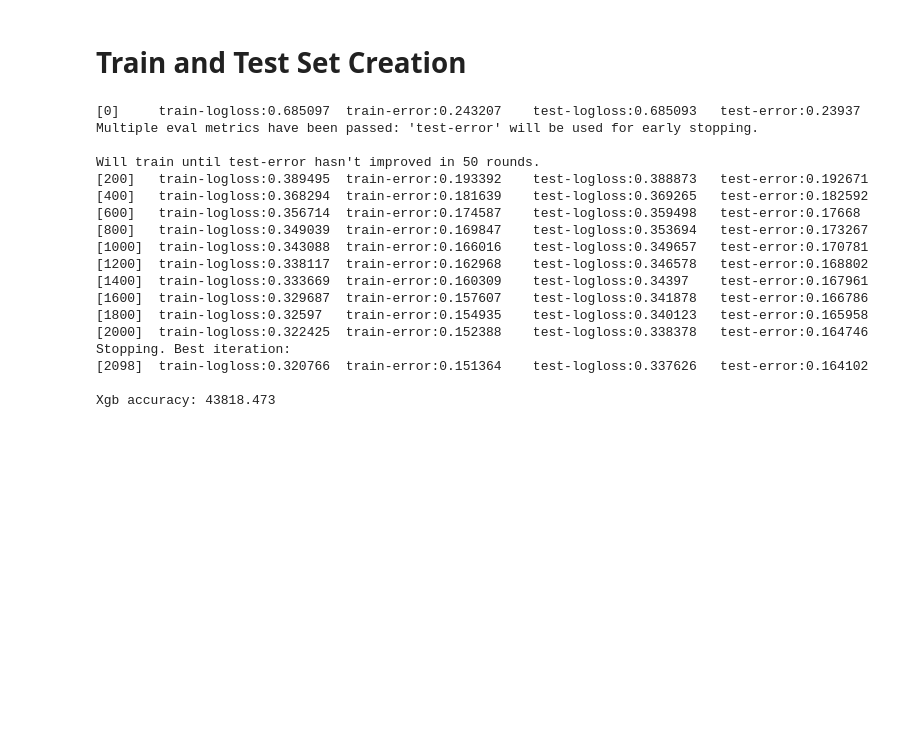
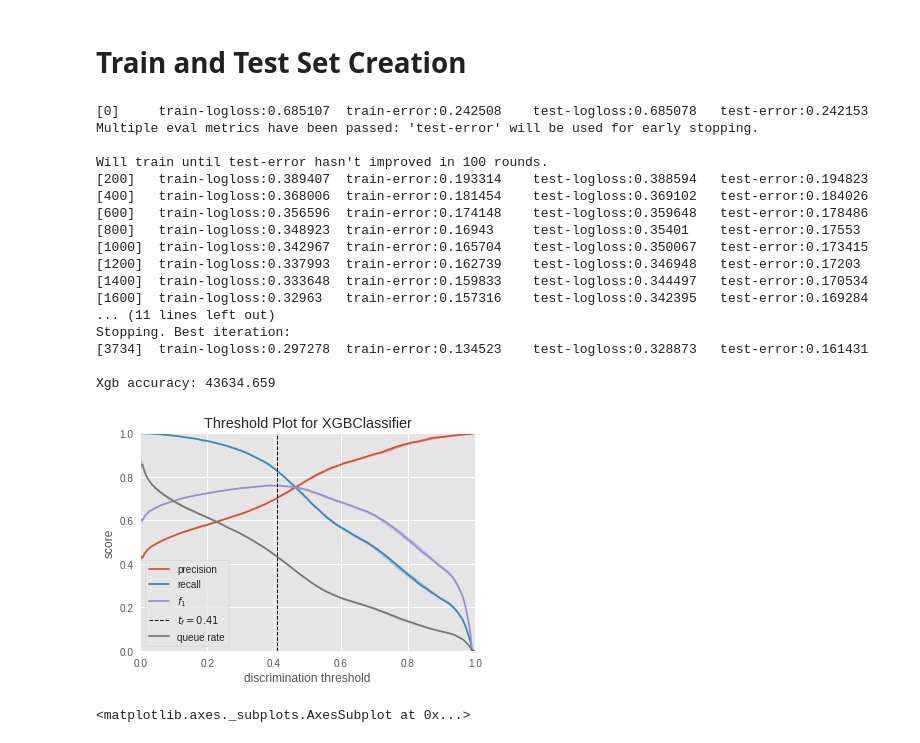
Before and after one commit to Graham-Broughton/NLP-Quora, a Jupyter notebook: 4.XGBoost.ipynb, the cells around one changed output. Cells and saved outputs as stored; diff of their text form; code cells hidden in the pictures; blank space fills up the shorter version.

```diff
--- a/4.XGBoost.ipynb
+++ b/4.XGBoost.ipynb
@@ -93,7 +93,7 @@ bst = xgb.train(
     d_train,
     5000,
     watchlist,
-    early_stopping_rounds=50,
+    early_stopping_rounds=100,
     verbose_eval=200
     )
 
@@ -101,29 +101,31 @@ xgb_preds = (bst.predict(d_test) >= 0.5).astype(int)
 xgb_accuracy = np.sum(xgb_preds == y_test) / len(y_test)
 print("Xgb accuracy: %0.3f" % xgb_accuracy)
 # %% [output]
-[0]     train-logloss:0.685097  train-error:0.243207    test-logloss:0.685093   test-error:0.23937
+[0]     train-logloss:0.685107  train-error:0.242508    test-logloss:0.685078   test-error:0.242153
 Multiple eval metrics have been passed: 'test-error' will be used for early stopping.
 
-Will train until test-error hasn't improved in 50 rounds.
-[200]   train-logloss:0.389495  train-error:0.193392    test-logloss:0.388873   test-error:0.192671
-[400]   train-logloss:0.368294  train-error:0.181639    test-logloss:0.369265   test-error:0.182592
-[600]   train-logloss:0.356714  train-error:0.174587    test-logloss:0.359498   test-error:0.17668
-[800]   train-logloss:0.349039  train-error:0.169847    test-logloss:0.353694   test-error:0.173267
-[1000]  train-logloss:0.343088  train-error:0.166016    test-logloss:0.349657   test-error:0.170781
-[1200]  train-logloss:0.338117  train-error:0.162968    test-logloss:0.346578   test-error:0.168802
-[1400]  train-logloss:0.333669  train-error:0.160309    test-logloss:0.34397    test-error:0.167961
-[1600]  train-logloss:0.329687  train-error:0.157607    test-logloss:0.341878   test-error:0.166786
-[1800]  train-logloss:0.32597   train-error:0.154935    test-logloss:0.340123   test-error:0.165958
-[2000]  train-logloss:0.322425  train-error:0.152388    test-logloss:0.338378   test-error:0.164746
+Will train until test-error hasn't improved in 100 rounds.
+[200]   train-logloss:0.389407  train-error:0.193314    test-logloss:0.388594   test-error:0.194823
+[400]   train-logloss:0.368006  train-error:0.181454    test-logloss:0.369102   test-error:0.184026
+[600]   train-logloss:0.356596  train-error:0.174148    test-logloss:0.359648   test-error:0.178486
+[800]   train-logloss:0.348923  train-error:0.16943     test-logloss:0.35401    test-error:0.17553
+[1000]  train-logloss:0.342967  train-error:0.165704    test-logloss:0.350067   test-error:0.173415
+[1200]  train-logloss:0.337993  train-error:0.162739    test-logloss:0.346948   test-error:0.17203
+[1400]  train-logloss:0.333648  train-error:0.159833    test-logloss:0.344497   test-error:0.170534
+[1600]  train-logloss:0.32963   train-error:0.157316    test-logloss:0.342395   test-error:0.169284
+... (11 lines left out)
 Stopping. Best iteration:
-[2098]  train-logloss:0.320766  train-error:0.151364    test-logloss:0.337626   test-error:0.164102
+[3734]  train-logloss:0.297278  train-error:0.134523    test-logloss:0.328873   test-error:0.161431
 
-Xgb accuracy: 43818.473
+Xgb accuracy: 43634.659
 # %%
 boost = xgb.XGBClassifier(max_depth=4, tree_method='gpu_hist', gpu_id=0, eta=0.02, eval_metric=['logloss', 'error'], num_boost_rounds=5000)
-visualizer = DiscriminationThreshold(boost)
+visualizer = DiscriminationThreshold(boost, n_trials=5, quantiles=np.array([0.1, 0.5, 0.9]))
 visualizer.fit(X, y)
 visualizer.show()
+# %% [output]
+[figure, added]
+<matplotlib.axes._subplots.AxesSubplot at 0x...>
 # %%
 def scr(clf, d_val, ytrue):
         y_pred = (clf.predict(d_test) >= 0.5).astype(int)
```
Also changed, not shown: parts of 4 cells of this notebook, 4 other files.
